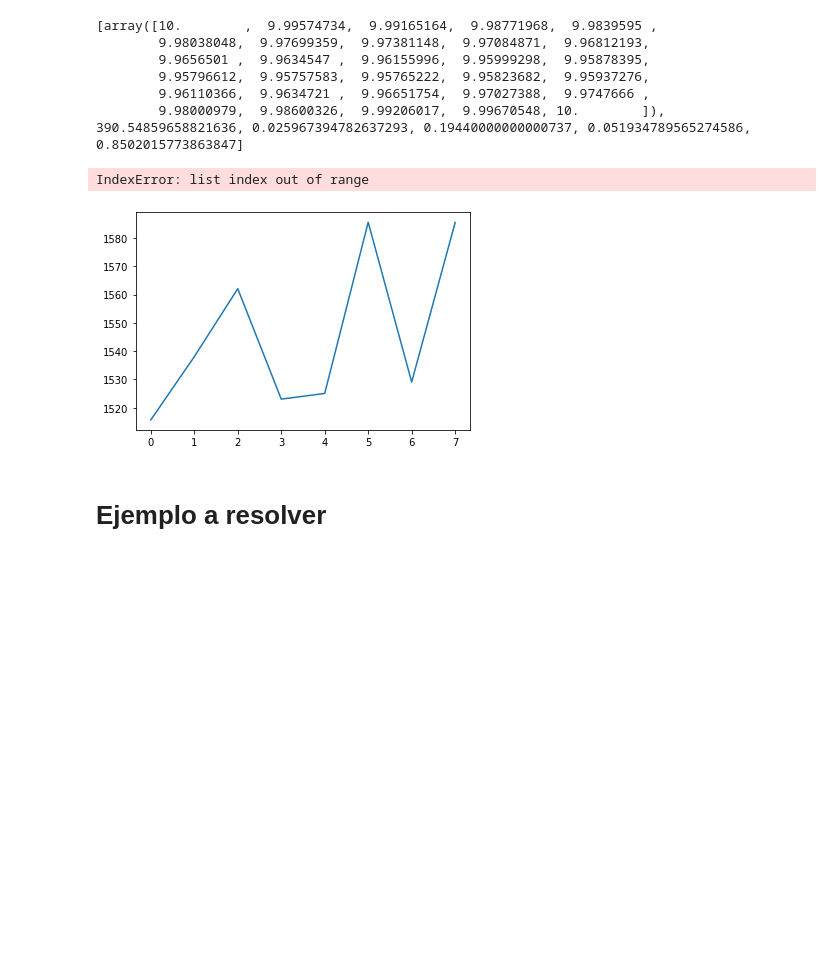
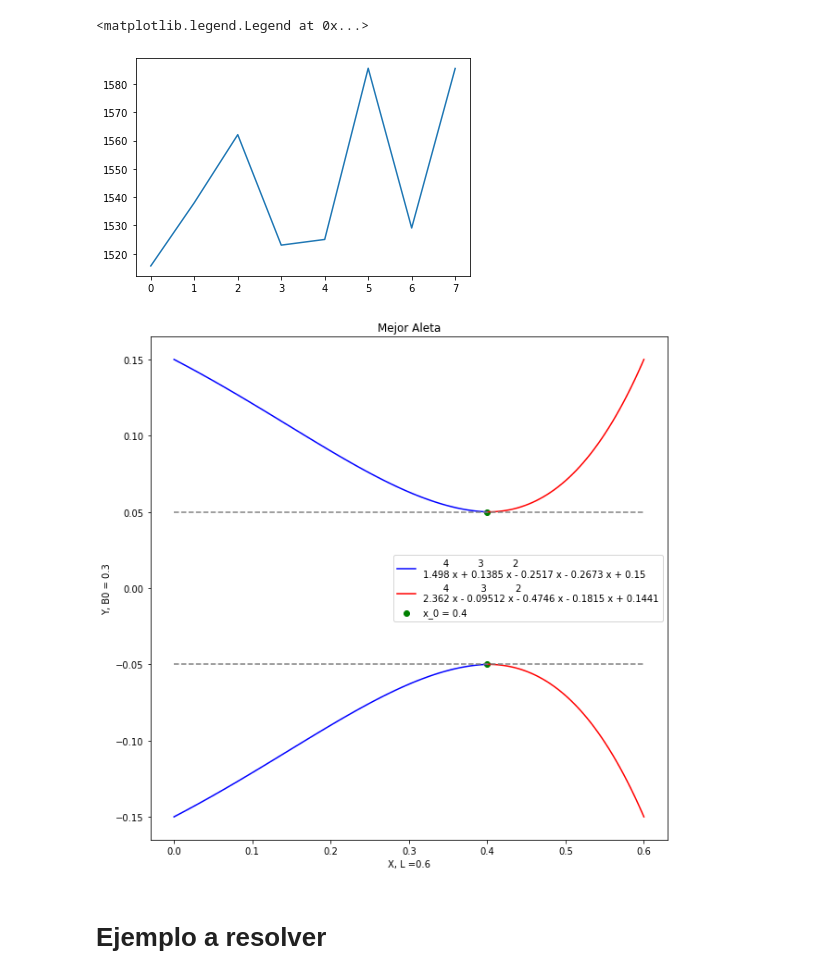
Before and after one commit to AndresFlorez-Git/Proyectos_Transferencia_de_Calor, a Jupyter notebook: Proyecto_1.ipynb, the cells around one changed output. Cells and saved outputs as stored; diff of their text form; code cells hidden in the pictures; blank space fills up the shorter version.

```diff
--- a/Proyecto_1.ipynb
+++ b/Proyecto_1.ipynb
@@ -31,6 +31,7 @@ delta = x[1]-x[0]
 x00 = np.linspace(0,L,10)
 
 optimal_fins = []
+salidas_optimas = []
 
 for x0 in x00[1:9]:
     # espacios linealesque permiten graficar la aleta resultante
@@ -165,7 +166,7 @@ for x0 in x00[1:9]:
 
     optimizar = []
     salidas = []
-    salidas_optimas = []
+
 
     for nn in range(0,len(aletas)):
         for i in range(0,N):
@@ -214,57 +215,52 @@ for x0 in x00[1:9]:
         salidas.append([Temp_theta,Q,Vol_Removido,Valor_Material,Valor_manufactura,Efi])
     mejor_aleta = np.where(optimizar==max(optimizar))[0][0]
     optimal_fins.append([aletas[mejor_aleta][0],aletas[mejor_aleta][1],optimizar[mejor_aleta],xi,xd,x0])
-    salidas_optimas.append([salidas[mejor_aleta]])
+    salidas_optimas.append(salidas[mejor_aleta])
 
 
 graph = []
 for i in range(0,len(optimal_fins)):
     graph.append(optimal_fins[i][2])
 plt.figure()
 plt.plot(graph)
 
 aleta_ganadora = np.where(graph==max(graph))[0][0]
 
-print(salidas_optimas[0][0])
 
-Pol_derecha_opt = optimal_fins[aleta_ganadora][0]
-Pol_izquierda_opt = optimal_fins[aleta_ganadora][1]
+
+Pol_derecha_opt = optimal_fins[aleta_ganadora][1]
+Pol_izquierda_opt = optimal_fins[aleta_ganadora][0]
 xi_opt = optimal_fins[aleta_ganadora][3]
 xd_opt = optimal_fins[aleta_ganadora][4]
+x0_opt = optimal_fins[aleta_ganadora][5]
 x_opt = x
 Temperaturas_opt = salidas_optimas[aleta_ganadora][0]
 Q_opt = salidas_optimas[aleta_ganadora][1]
 Vol_Removido_opt = salidas_optimas[aleta_ganadora][2]
 Valor_material_opt = salidas_optimas[aleta_ganadora][3]
 Valor_manufactura_opti = salidas_optimas[aleta_ganadora][4]
 Eficiencia_costo_opt = optimal_fins[aleta_ganadora][2]
 Eficiencia_calor_opt = salidas_optimas[aleta_ganadora][5]
 
 
 
-
 plt.figure(figsize=(10,10))
-plt.plot(optimal_fins[aleta_ganadora][3],optimal_fins[aleta_ganadora][0](optimal_fins[aleta_ganadora][3]),c = 'blue',label='{}'.format(optimal_fins[aleta_ganadora][0]))
-plt.plot(optimal_fins[aleta_ganadora][4],optimal_fins[aleta_ganadora][1](optimal_fins[aleta_ganadora][4]),c = 'red',label='{}'.format(optimal_fins[aleta_ganadora][1]))
-plt.plot(optimal_fins[aleta_ganadora][3],-optimal_fins[aleta_ganadora][0](optimal_fins[aleta_ganadora][3]),c = 'blue')
-plt.plot(optimal_fins[aleta_ganadora][4],-optimal_fins[aleta_ganadora][1](optimal_fins[aleta_ganadora][4]),c = 'red')
+plt.plot(xi_opt,Pol_izquierda_opt(xi_opt),c = 'blue',label='{}'.format(Pol_izquierda_opt))
+plt.plot(xd_opt,Pol_derecha_opt(xd_opt),c = 'red',label='{}'.format(Pol_derecha_opt))
+plt.plot(xi_opt,-Pol_izquierda_opt(xi_opt),c = 'blue')
+plt.plot(xd_opt,-Pol_derecha_opt(xd_opt),c = 'red')
 plt.plot(x,bb,ls ='--',c = 'gray')
 plt.plot(x,-bb,ls ='--',c= 'gray')
-plt.scatter(optimal_fins[aleta_ganadora][5],b/2,c = 'green',label='x_0 = {}'.format(optimal_fins[aleta_ganadora][5]))
-plt.scatter(optimal_fins[aleta_ganadora][5],-b/2,c= 'green')
+plt.scatter(x0_opt,b/2,c = 'green',label='x_0 = {}'.format(optimal_fins[aleta_ganadora][5]))
+plt.scatter(x0_opt,-b/2,c= 'green')
 plt.title('Mejor Aleta')
 plt.xlabel('X, L ={}'.format(L))
 plt.ylabel('Y, B0 = {}'.format(B0))
 plt.legend()
 # %% [output]
-[array([10.        ,  9.99574734,  9.99165164,  9.98771968,  9.9839595 ,
-        9.98038048,  9.97699359,  9.97381148,  9.97084871,  9.96812193,
-        9.9656501 ,  9.9634547 ,  9.96155996,  9.95999298,  9.95878395,
-        9.95796612,  9.95757583,  9.95765222,  9.95823682,  9.95937276,
-        9.96110366,  9.9634721 ,  9.96651754,  9.97027388,  9.9747666 ,
-        9.98000979,  9.98600326,  9.99206017,  9.99670548, 10.        ]), 390.54859658821636, 0.025967394782637293, 0.19440000000000737, 0.051934789565274586, 0.8502015773863847]
+<matplotlib.legend.Legend at 0x...>
-IndexError: list index out of range
 [figure]
+[figure, added]
 # %% [markdown]
 # Ejemplo a resolver
 # %%
```
